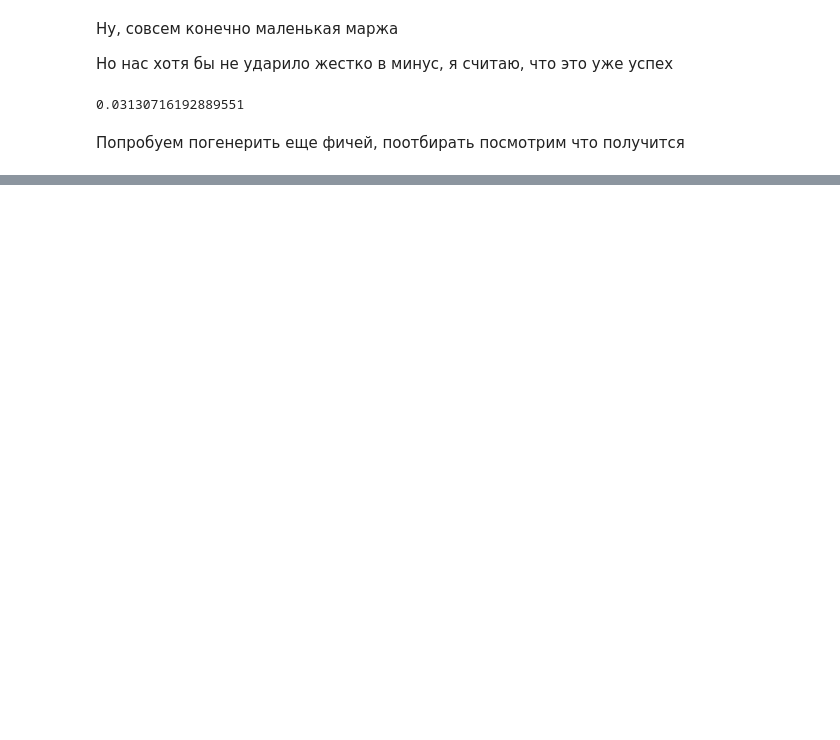
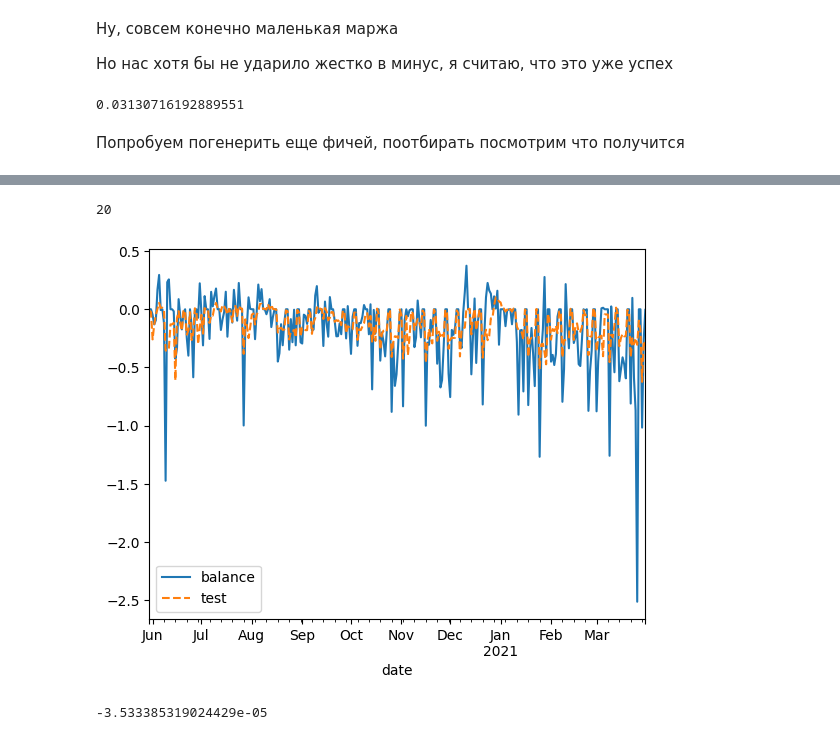
Before and after one commit to astatarinov/TS_project, a Jupyter notebook: notebooks/baseline.ipynb, the cells around one changed output, grey strips where cells are left out. Drawn from its saved outputs; the diff is of its cells as text; code cells hidden in the pictures; blank space fills up the shorter version.

```diff
--- a/notebooks/baseline.ipynb
+++ b/notebooks/baseline.ipynb
@@ -154,0 +161,21 @@ project.utils.metrics.calculate_add_margin(
+# %%
+from sktime.forecasting.all import temporal_train_test_split
+
+# creating lag features
+target_columns = ['balance', 'income', 'outcome', 'income - outcome']
+df = load_extended_data()
+features_df = create_target_features(df, target_name="balance")
+X = (
+    features_df.drop(columns=target_columns)
+)
+
+# cutting nulls after creating lags
+start = X[X.isnull().sum(axis=1) == 0].index.min()
+
+y, X = df['balance'][start:], X[start:]
+
+assert y.shape[0] == X.shape[0], 'alarm (shape)'
+assert y.index.min() == X.index.min(), 'alarm (dates)'
+
+y_train, y_test, X_train, X_test = temporal_train_test_split(y, X, test_size=0.2)
+cbr_rate_train, cbr_rate_test = df.key_rate[y_train.index], df.key_rate[y_test.index]
@@ -154,0 +188,26 @@ project.utils.metrics.calculate_add_margin(
+# %%
+len(selected_features)
+# %% [output]
+20
+# %%
+model, selected_features = train_model(
+        start_date=y_train.index.min(),
+        current_date=y_train.index.max(),
+        min_samples_for_training=50,
+        use_tsfresh=False,
+    )
+# %%
+y_pred = model.predict(X_test[selected_features])
+# %%
+# y_train.plot()
+y_test.plot();
+plt.plot(y_test.index, y_pred, linestyle='--', label='test');
+plt.legend();
+# %% [output]
+[figure, added]
+# %%
+project.utils.metrics.calculate_total_add_margin(
+    predictions=y_pred, targets=y_test, cbr_key_rates=cbr_rate_test
+)
+# %% [output]
+-3.533385319024429e-05
```
Also changed, not shown: parts of 6 cells of this notebook, 4 other files.
